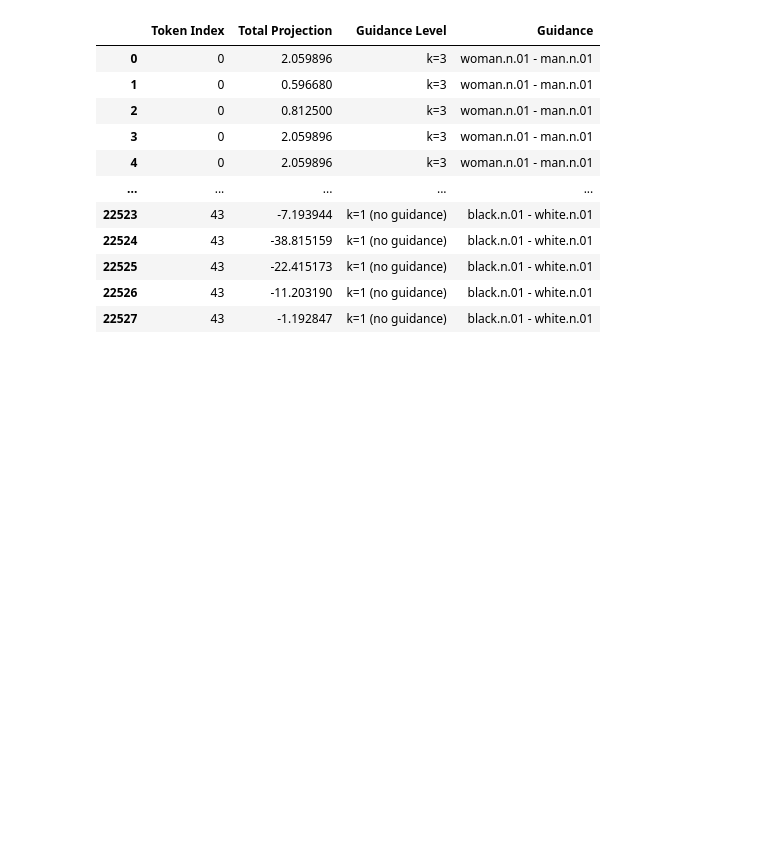
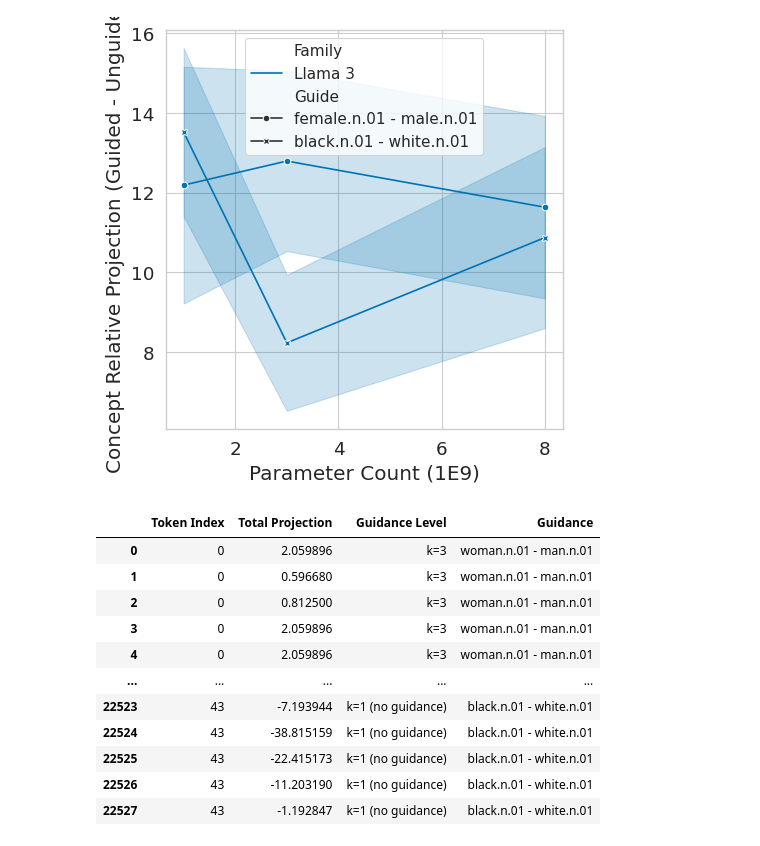
Before and after one commit to phvv-me/frame-representation-hypothesis, a Jupyter notebook: plotting.ipynb, the cells around one changed output. Saved outputs shown, nothing was run; the diff lists cells and outputs as text; code cells hidden in the pictures; blank space fills up the shorter version.

```diff
--- a/plotting.ipynb
+++ b/plotting.ipynb
@@ -1,3 +1,32 @@
+# %%
+import matplotlib.pyplot as plt
+import numpy as np
+import pandas as pd
+import seaborn as sns
+
+sns.set_style("whitegrid")
+sns.set_context("paper", font_scale=1.5)
+
+df = pd.read_pickle("resources/08_guided_generation_model_comparison.pkl")
+df.columns = [s.title() for s in df.columns]
+
+plt.figure(figsize=(5, 5))
+sns.lineplot(
+    df,
+    x=df.columns[3],
+    y=df.columns[2],
+    hue=df.columns[1],
+    style=df.columns[4],
+    markers=True,
+    dashes=False,
+    errorbar=("sd", 0.3),
+    palette="colorblind",
+)
+
+plt.legend(fontsize=11)
+plt.tight_layout()
+# %% [output]
+[figure, added]
 # %%
 import matplotlib.pyplot as plt
 import numpy as np
```
Also changed, not shown: parts of 2 cells of this notebook, 13 other files.
